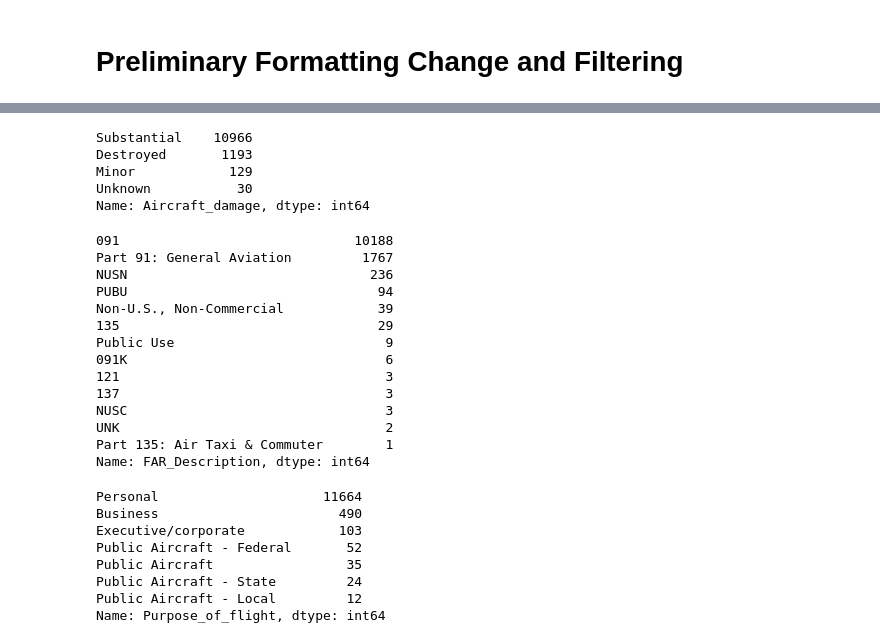
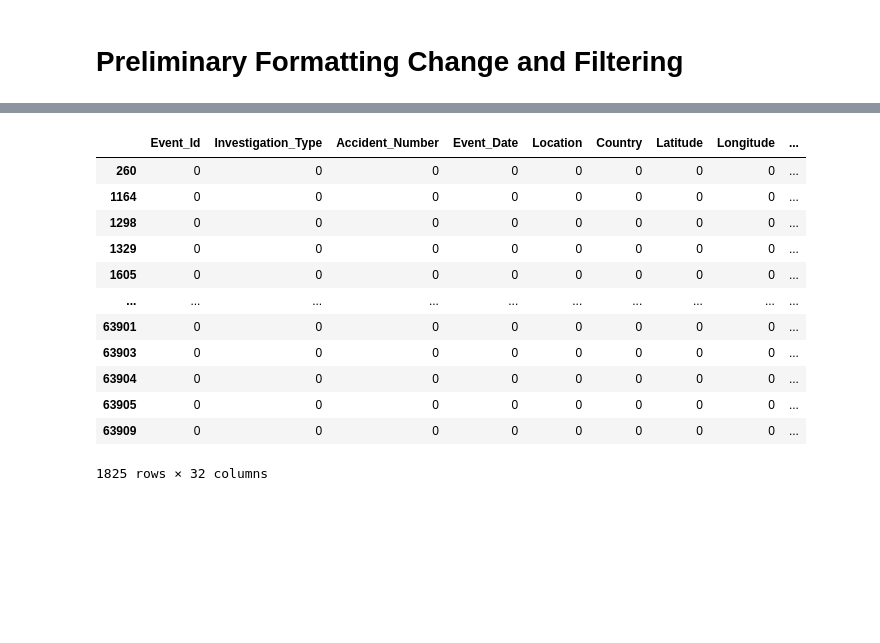
Before and after one commit to Jmanitou/Aviation_Analysis_Report, a Jupyter notebook: Aviation_Analysis_Report.ipynb, the cells around one changed output, grey strips where cells are left out. Saved outputs shown, nothing was run; the diff lists cells and outputs as text; code cells hidden in the pictures; blank space fills up the shorter version.

```diff
--- a/Aviation_Analysis_Report.ipynb
+++ b/Aviation_Analysis_Report.ipynb
@@ -140,36 +132,16 @@ Name: Event_Id, dtype: int64
-# %%
-df['Aircraft_damage'].value_counts()
-# %% [output]
-Substantial    10966
-Destroyed       1193
-Minor            129
-Unknown           30
-Name: Aircraft_damage, dtype: int64
-# %%
-df['FAR_Description'].value_counts()
-# %% [output]
-091                              10188
-Part 91: General Aviation         1767
-NUSN                               236
-PUBU                                94
-Non-U.S., Non-Commercial            39
-135                                 29
-Public Use                           9
-091K                                 6
-121                                  3
-137                                  3
-NUSC                                 3
-UNK                                  2
-Part 135: Air Taxi & Commuter        1
-Name: FAR_Description, dtype: int64
-# %%
-df['Purpose_of_flight'].value_counts()
-# %% [output]
-Personal                     11664
-Business                       490
-Executive/corporate            103
-Public Aircraft - Federal       52
-Public Aircraft                 35
-Public Aircraft - State         24
-Public Aircraft - Local         12
-Name: Purpose_of_flight, dtype: int64
+# %%
+df.loc[df['Investigation_Type'] == 0]
+# %% [output]
+|  | Event_Id | Investigation_Type | Accident_Number | Event_Date | Location | Country | Latitude | Longitude | ... |
+| 260 | 0 | 0 | 0 | 0 | 0 | 0 | 0 | 0 | ... |
+| 1164 | 0 | 0 | 0 | 0 | 0 | 0 | 0 | 0 | ... |
+| 1298 | 0 | 0 | 0 | 0 | 0 | 0 | 0 | 0 | ... |
+| 1329 | 0 | 0 | 0 | 0 | 0 | 0 | 0 | 0 | ... |
+| 1605 | 0 | 0 | 0 | 0 | 0 | 0 | 0 | 0 | ... |
+| ... | ... | ... | ... | ... | ... | ... | ... | ... | ... |
+| 63901 | 0 | 0 | 0 | 0 | 0 | 0 | 0 | 0 | ... |
+| 63903 | 0 | 0 | 0 | 0 | 0 | 0 | 0 | 0 | ... |
+| 63904 | 0 | 0 | 0 | 0 | 0 | 0 | 0 | 0 | ... |
+| 63905 | 0 | 0 | 0 | 0 | 0 | 0 | 0 | 0 | ... |
+| 63909 | 0 | 0 | 0 | 0 | 0 | 0 | 0 | 0 | ... |
+1825 rows × 32 columns
```
Also changed, not shown: parts of 21 cells of this notebook, 1 other file.
